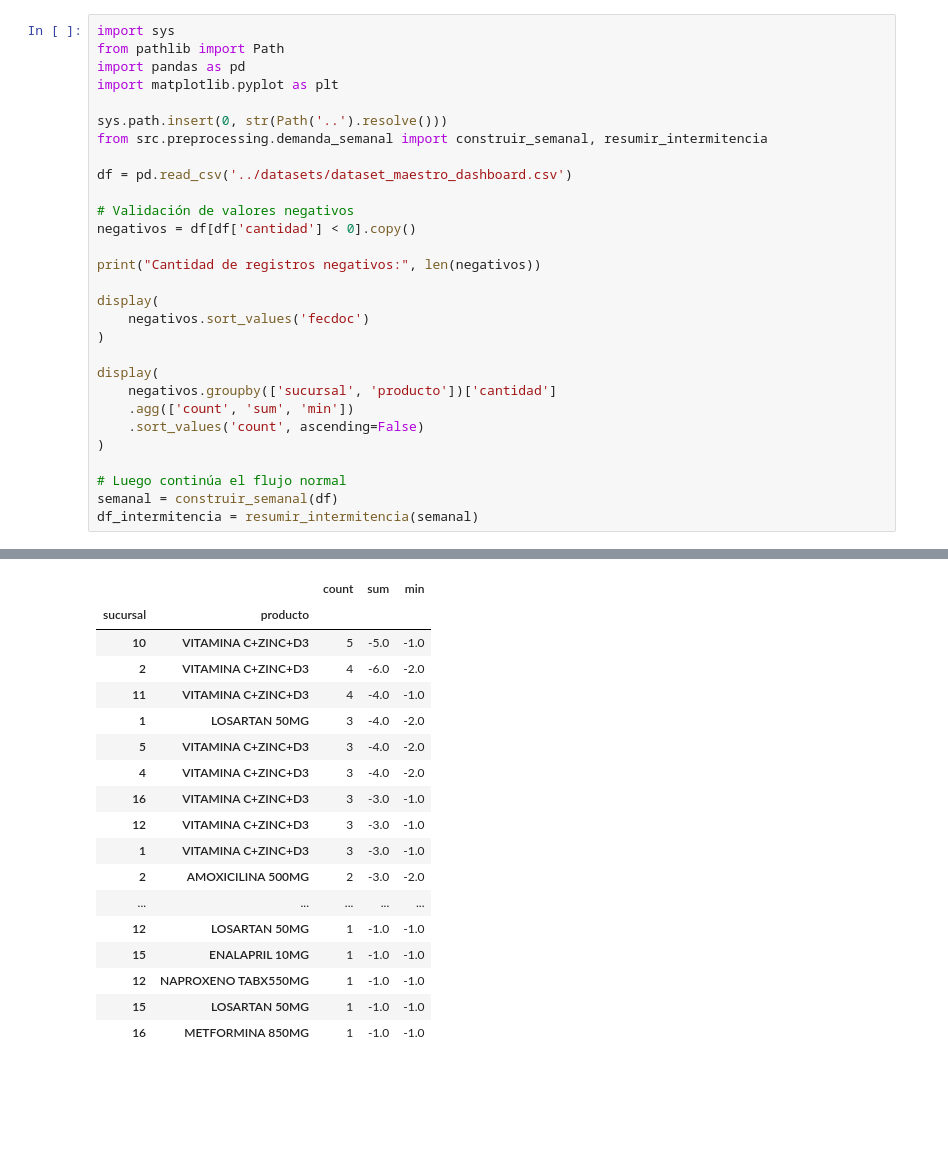
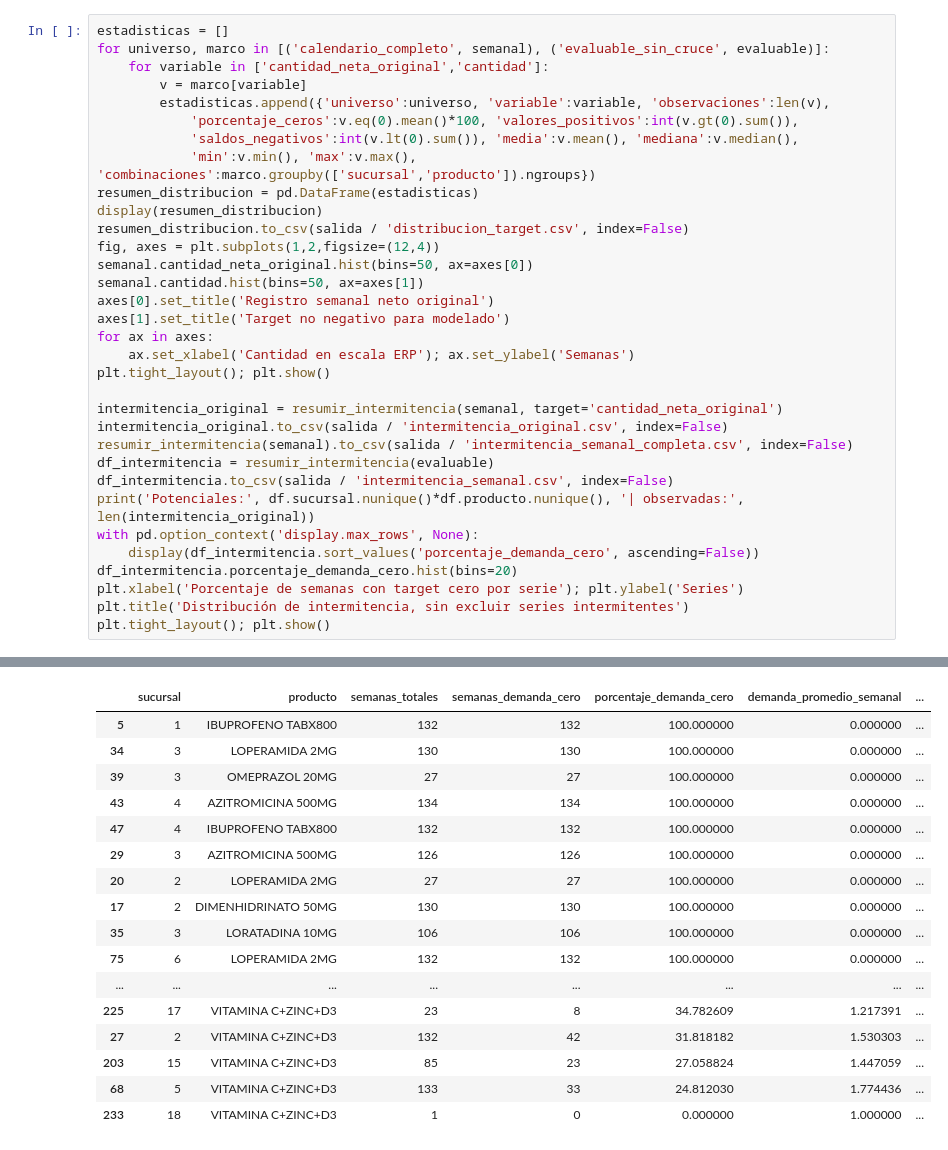
Before and after one commit to Victor-Andree/Modelos_ML, a Jupyter notebook: notebooks/08_EDA_Intermitencia_Series.ipynb, the cells around one changed output, grey strips where cells are left out. Saved outputs shown, nothing was run; the diff lists cells and outputs as text; blank space fills up the shorter version.

```diff
--- a/notebooks/08_EDA_Intermitencia_Series.ipynb
+++ b/notebooks/08_EDA_Intermitencia_Series.ipynb
@@ -131,30 +145,34 @@ tratamiento depende de su naturaleza operativa.
 # %%
-import sys
-from pathlib import Path
-import pandas as pd
-import matplotlib.pyplot as plt
+estadisticas = []
+for universo, marco in [('calendario_completo', semanal), ('evaluable_sin_cruce', evaluable)]:
+    for variable in ['cantidad_neta_original','cantidad']:
+        v = marco[variable]
+        estadisticas.append({'universo':universo, 'variable':variable, 'observaciones':len(v),
+            'porcentaje_ceros':v.eq(0).mean()*100, 'valores_positivos':int(v.gt(0).sum()),
+            'saldos_negativos':int(v.lt(0).sum()), 'media':v.mean(), 'mediana':v.median(),
+            'min':v.min(), 'max':v.max(), 'combinaciones':marco.groupby(['sucursal','producto']).ngroups})
+resumen_distribucion = pd.DataFrame(estadisticas)
+display(resumen_distribucion)
+resumen_distribucion.to_csv(salida / 'distribucion_target.csv', index=False)
+fig, axes = plt.subplots(1,2,figsize=(12,4))
+semanal.cantidad_neta_original.hist(bins=50, ax=axes[0])
+semanal.cantidad.hist(bins=50, ax=axes[1])
+axes[0].set_title('Registro semanal neto original')
+axes[1].set_title('Target no negativo para modelado')
+for ax in axes:
+    ax.set_xlabel('Cantidad en escala ERP'); ax.set_ylabel('Semanas')
+plt.tight_layout(); plt.show()
 
-sys.path.insert(0, str(Path('..').resolve()))
-from src.preprocessing.demanda_semanal import construir_semanal, resumir_intermitencia
-
-df = pd.read_csv('../datasets/dataset_maestro_dashboard.csv')
-
-# Validación de valores negativos
-negativos = df[df['cantidad'] < 0].copy()
-
-print("Cantidad de registros negativos:", len(negativos))
-
-display(
-    negativos.sort_values('fecdoc')
-)
-
-display(
-    negativos.groupby(['sucursal', 'producto'])['cantidad']
-    .agg(['count', 'sum', 'min'])
-    .sort_values('count', ascending=False)
-)
-
-# Luego continúa el flujo normal
-semanal = construir_semanal(df)
-df_intermitencia = resumir_intermitencia(semanal)
+intermitencia_original = resumir_intermitencia(semanal, target='cantidad_neta_original')
+intermitencia_original.to_csv(salida / 'intermitencia_original.csv', index=False)
+resumir_intermitencia(semanal).to_csv(salida / 'intermitencia_semanal_completa.csv', index=False)
+df_intermitencia = resumir_intermitencia(evaluable)
+df_intermitencia.to_csv(salida / 'intermitencia_semanal.csv', index=False)
+print('Potenciales:', df.sucursal.nunique()*df.producto.nunique(), '| observadas:', len(intermitencia_original))
+with pd.option_context('display.max_rows', None):
+    display(df_intermitencia.sort_values('porcentaje_demanda_cero', ascending=False))
+df_intermitencia.porcentaje_demanda_cero.hist(bins=20)
+plt.xlabel('Porcentaje de semanas con target cero por serie'); plt.ylabel('Series')
+plt.title('Distribución de intermitencia, sin excluir series intermitentes')
+plt.tight_layout(); plt.show()
 # %% [output]
@@ -175,18 +186,17 @@ Cantidad de registros negativos: 74
-|  |  | count | sum | min |
-| sucursal | producto |  |  |  |
-| 10 | VITAMINA C+ZINC+D3 | 5 | -5.0 | -1.0 |
-| 2 | VITAMINA C+ZINC+D3 | 4 | -6.0 | -2.0 |
-| 11 | VITAMINA C+ZINC+D3 | 4 | -4.0 | -1.0 |
-| 1 | LOSARTAN 50MG | 3 | -4.0 | -2.0 |
-| 5 | VITAMINA C+ZINC+D3 | 3 | -4.0 | -2.0 |
-| 4 | VITAMINA C+ZINC+D3 | 3 | -4.0 | -2.0 |
-| 16 | VITAMINA C+ZINC+D3 | 3 | -3.0 | -1.0 |
-| 12 | VITAMINA C+ZINC+D3 | 3 | -3.0 | -1.0 |
-| 1 | VITAMINA C+ZINC+D3 | 3 | -3.0 | -1.0 |
-| 2 | AMOXICILINA 500MG | 2 | -3.0 | -2.0 |
-| ... | ... | ... | ... | ... |
-| 12 | LOSARTAN 50MG | 1 | -1.0 | -1.0 |
-| 15 | ENALAPRIL 10MG | 1 | -1.0 | -1.0 |
-| 12 | NAPROXENO TABX550MG | 1 | -1.0 | -1.0 |
-| 15 | LOSARTAN 50MG | 1 | -1.0 | -1.0 |
-| 16 | METFORMINA 850MG | 1 | -1.0 | -1.0 |
+|  | sucursal | producto | semanas_totales | semanas_demanda_cero | porcentaje_demanda_cero | demanda_promedio_semanal | ... |
+| 5 | 1 | IBUPROFENO TABX800 | 132 | 132 | 100.000000 | 0.000000 | ... |
+| 34 | 3 | LOPERAMIDA 2MG | 130 | 130 | 100.000000 | 0.000000 | ... |
+| 39 | 3 | OMEPRAZOL 20MG | 27 | 27 | 100.000000 | 0.000000 | ... |
+| 43 | 4 | AZITROMICINA 500MG | 134 | 134 | 100.000000 | 0.000000 | ... |
+| 47 | 4 | IBUPROFENO TABX800 | 132 | 132 | 100.000000 | 0.000000 | ... |
+| 29 | 3 | AZITROMICINA 500MG | 126 | 126 | 100.000000 | 0.000000 | ... |
+| 20 | 2 | LOPERAMIDA 2MG | 27 | 27 | 100.000000 | 0.000000 | ... |
+| 17 | 2 | DIMENHIDRINATO 50MG | 130 | 130 | 100.000000 | 0.000000 | ... |
+| 35 | 3 | LORATADINA 10MG | 106 | 106 | 100.000000 | 0.000000 | ... |
+| 75 | 6 | LOPERAMIDA 2MG | 132 | 132 | 100.000000 | 0.000000 | ... |
+| ... | ... | ... | ... | ... | ... | ... | ... |
+| 225 | 17 | VITAMINA C+ZINC+D3 | 23 | 8 | 34.782609 | 1.217391 | ... |
+| 27 | 2 | VITAMINA C+ZINC+D3 | 132 | 42 | 31.818182 | 1.530303 | ... |
+| 203 | 15 | VITAMINA C+ZINC+D3 | 85 | 23 | 27.058824 | 1.447059 | ... |
+| 68 | 5 | VITAMINA C+ZINC+D3 | 133 | 33 | 24.812030 | 1.774436 | ... |
+| 233 | 18 | VITAMINA C+ZINC+D3 | 1 | 0 | 0.000000 | 1.000000 | ... |
```
Also changed, not shown: parts of 7 cells of this notebook, 35 other files.
